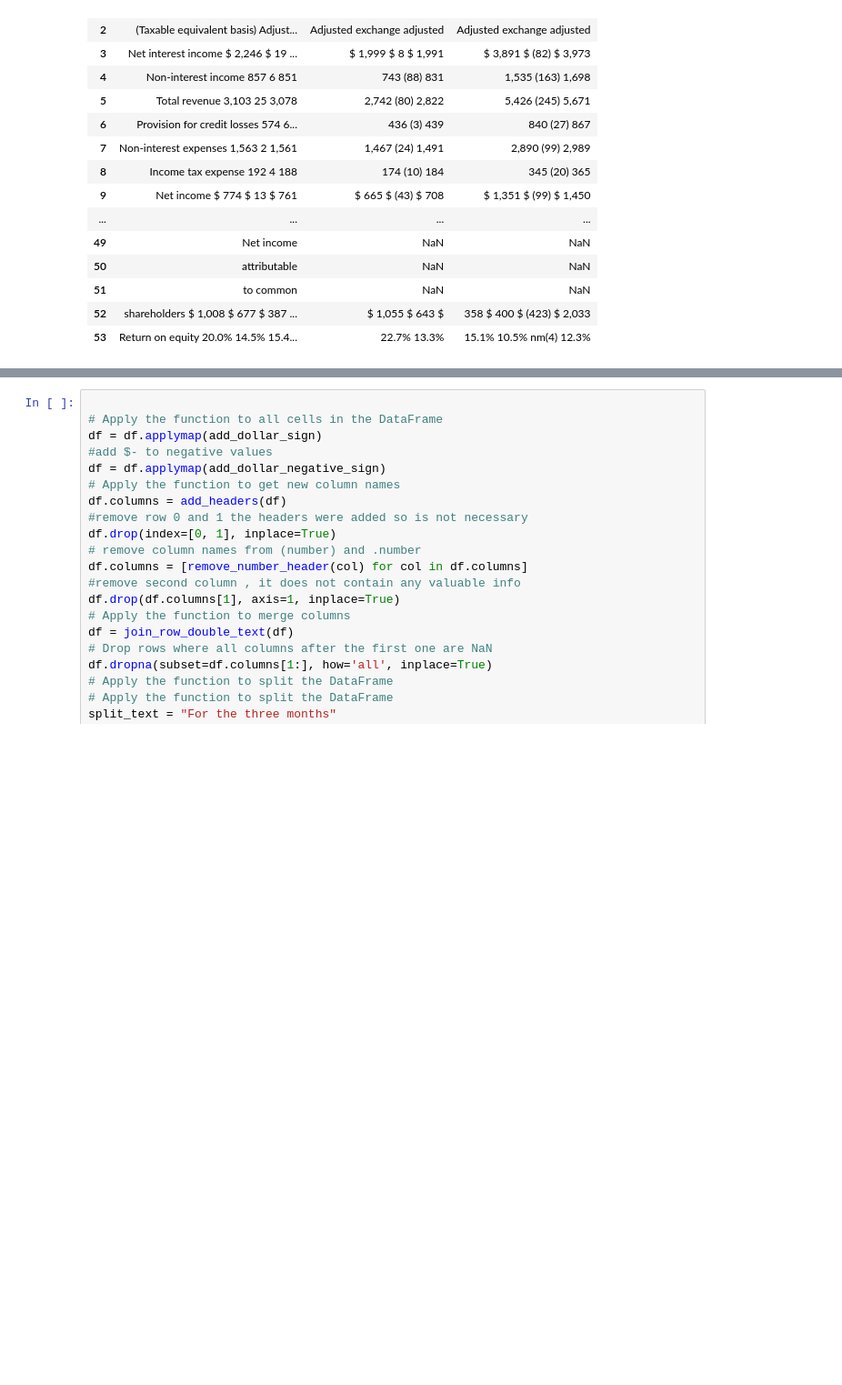
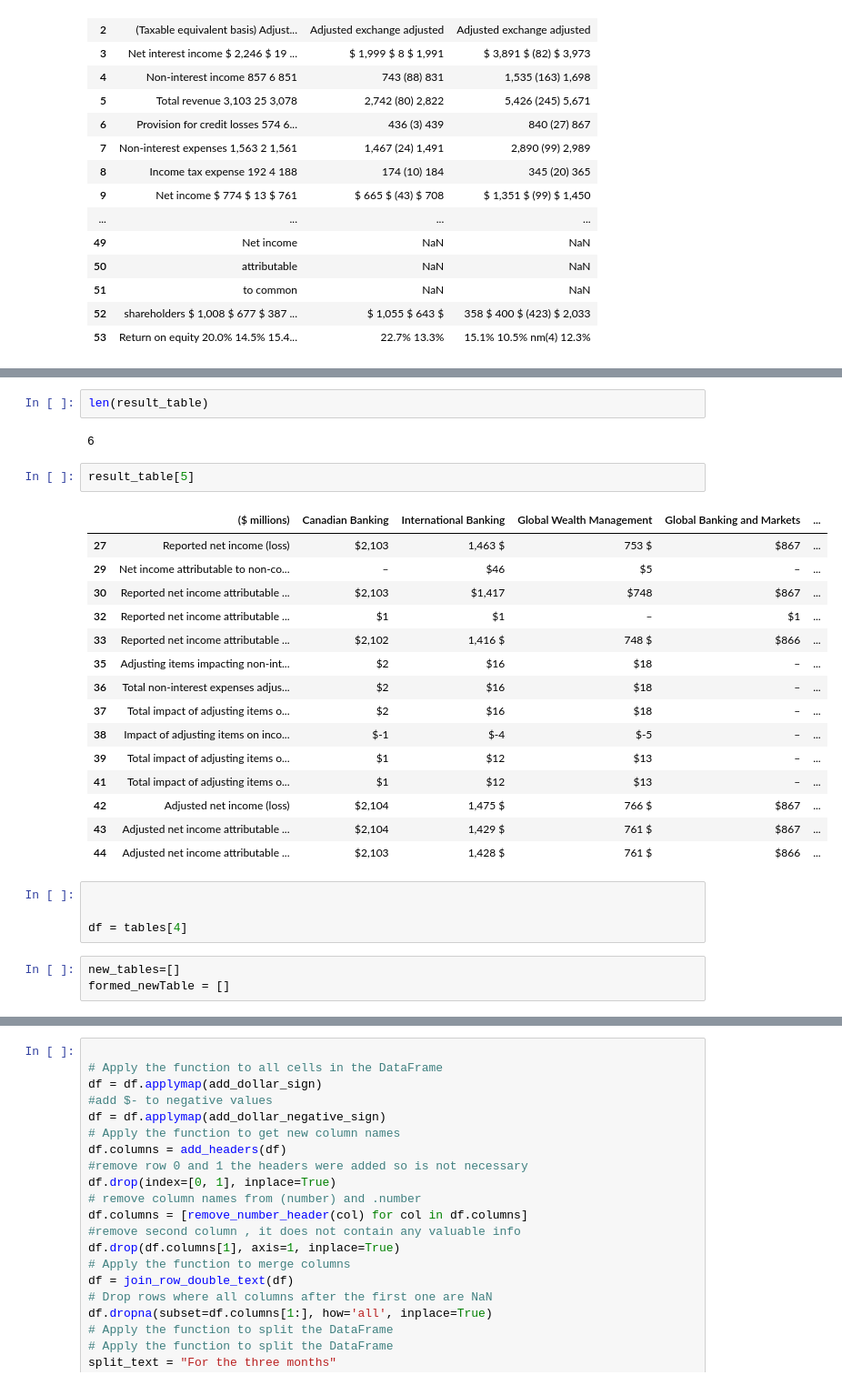
Before and after one commit to raemilcf/ChatbotFinancialReports, a Jupyter notebook: FInal_project_NLP_Report_reader.ipynb, the cells around one changed output, grey strips where cells are left out. Shown at 91% size. Drawn from its saved outputs; the diff is of its cells as text; blank space fills up the shorter version.

```diff
--- a/FInal_project_NLP_Report_reader.ipynb
+++ b/FInal_project_NLP_Report_reader.ipynb
@@ -627,2 +793,31 @@ new_tables=[]
+# %%
+len(result_table)
+# %% [output]
+6
+# %%
+result_table[5]
+# %% [output]
+|  | ($ millions) | Canadian Banking | International Banking | Global Wealth Management | Global Banking and Markets | ... |
+| 27 | Reported net income (loss) | $2,103 | 1,463 $ | 753 $ | $867 | ... |
+| 29 | Net income attributable to non-co... | – | $46 | $5 | – | ... |
+| 30 | Reported net income attributable ... | $2,103 | $1,417 | $748 | $867 | ... |
+| 32 | Reported net income attributable ... | $1 | $1 | – | $1 | ... |
+| 33 | Reported net income attributable ... | $2,102 | 1,416 $ | 748 $ | $866 | ... |
+| 35 | Adjusting items impacting non-int... | $2 | $16 | $18 | – | ... |
+| 36 | Total non-interest expenses adjus... | $2 | $16 | $18 | – | ... |
+| 37 | Total impact of adjusting items o... | $2 | $16 | $18 | – | ... |
+| 38 | Impact of adjusting items on inco... | $-1 | $-4 | $-5 | – | ... |
+| 39 | Total impact of adjusting items o... | $1 | $12 | $13 | – | ... |
+| 41 | Total impact of adjusting items o... | $1 | $12 | $13 | – | ... |
+| 42 | Adjusted net income (loss) | $2,104 | 1,475 $ | 766 $ | $867 | ... |
+| 43 | Adjusted net income attributable ... | $2,104 | 1,429 $ | 761 $ | $867 | ... |
+| 44 | Adjusted net income attributable ... | $2,103 | 1,428 $ | 761 $ | $866 | ... |
+# %%
+
+
+df = tables[4]
+# %%
+new_tables=[]
+formed_newTable = []
 # %%
 
```
Also changed, not shown: parts of 25 cells of this notebook.
